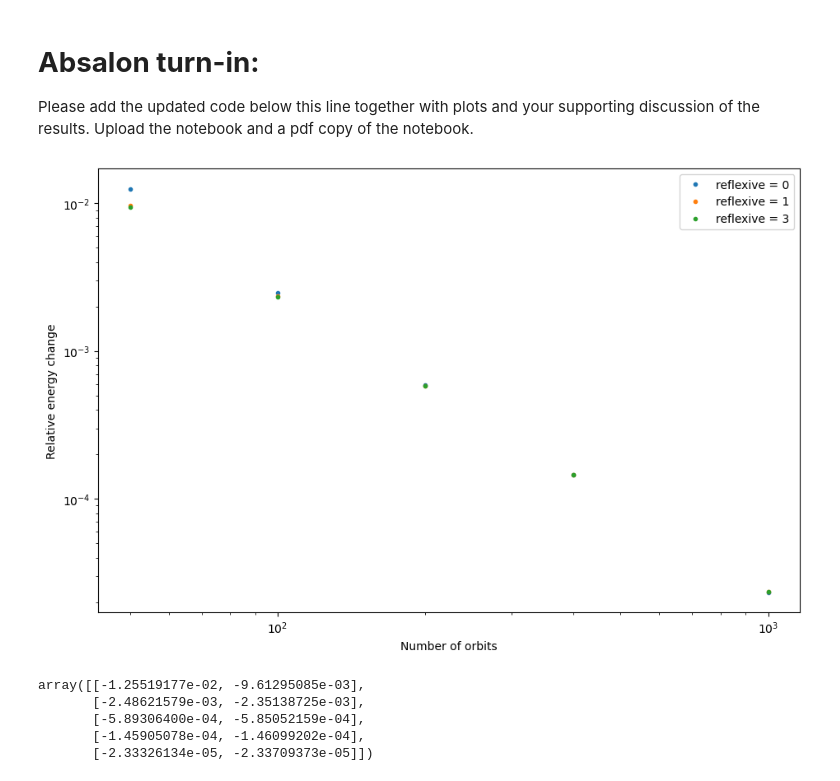
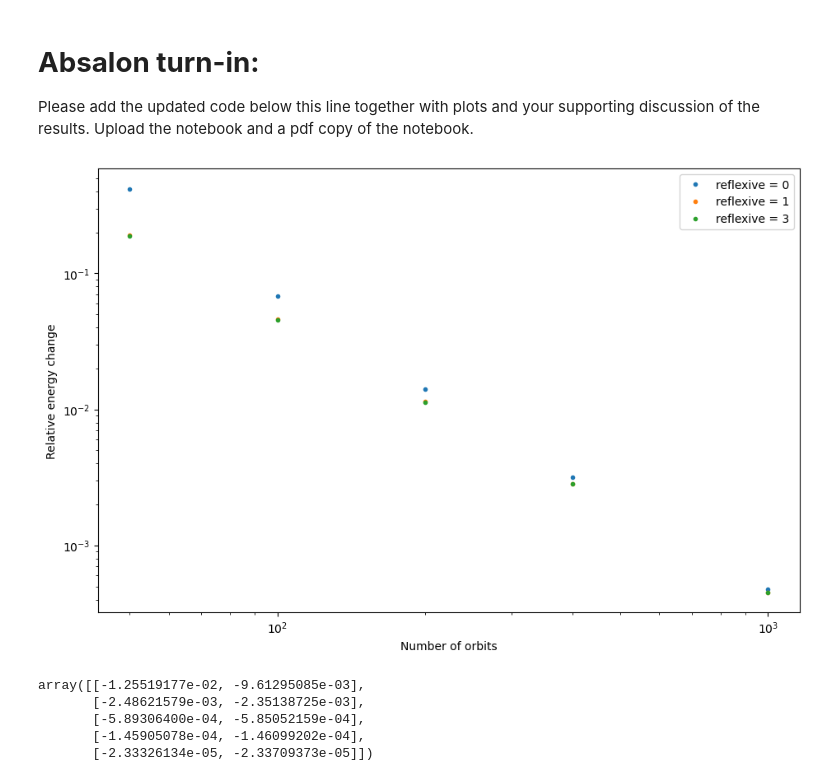
Before and after one commit to JakobSchauser/MscPhysics, a Jupyter notebook: ComputationalAstrophysics/7 Particles/7a Particle Integration.ipynb, the cells around one changed output. Saved outputs shown, nothing was run; the diff lists cells and outputs as text; code cells hidden in the pictures.

```diff
--- a/ComputationalAstrophysics/7 Particles/7a Particle Integration.ipynb
+++ b/ComputationalAstrophysics/7 Particles/7a Particle Integration.ipynb
@@ -91,8 +91,8 @@ class Particles():
 
         # Eccentricity (normal distributed)
         # self.e = np.zeros(self.n) # circular orbit
-        self.e = np.random.normal(loc=0., scale=self.edispersion, size=self.n)
-        self.e = np.clip(self.e,-0,self.emax)            # limit eccentricity to be between 0 and emax
+        self.e = np.random.normal(loc=self.emax/2., scale=self.edispersion, size=self.n)
+        self.e = np.abs(np.clip(self.e,-self.emax,self.emax))            # limit eccentricity to be between 0 and emax
 
         # Phase compared to coordinate (self.rm,0) (uniform distributed)
         angle = np.random.uniform(low=0., high=2.0*np.pi, size=self.n)
@@ -385,24 +385,24 @@ Please add the updated code below this line together with plots and your support
 # %%
 nns = [50,100,200,400,1000]
 refs = [0,1,3]
 
 energies = np.empty((len(nns),len(refs)))
 for i, nn in enumerate(nns):
     for ii, ref in enumerate(refs):
         energy, ptime, dt, r, v, start_energy = run_n(50, reflexive= ref, norbit = nn, store_orbits_and_plot = False)
-        e = (np.std(energy, axis = 1)/start_energy).mean()
+        e = ((np.max(energy, axis = 1)- np.min(energy, axis = 1))/start_energy).mean()
         energies[i,ii] = -e
 
 plt.figure(figsize=(11,7))
 plt.loglog(nns, energies[:,0],'.', label = "reflexive = 0")
 plt.loglog(nns, energies[:,2],'.', label = "reflexive = 1")
 plt.loglog(nns, energies[:,1],'.', label = "reflexive = 3")
 plt.xlabel("Number of orbits")
 plt.ylabel("Relative energy change")
 plt.legend()
 plt.show()
 # %% [output]
-[figure, old version]
+[figure, new version]
 # %%
 energies
 # %% [output]
```
Also changed, not shown: parts of 3 cells of this notebook.
